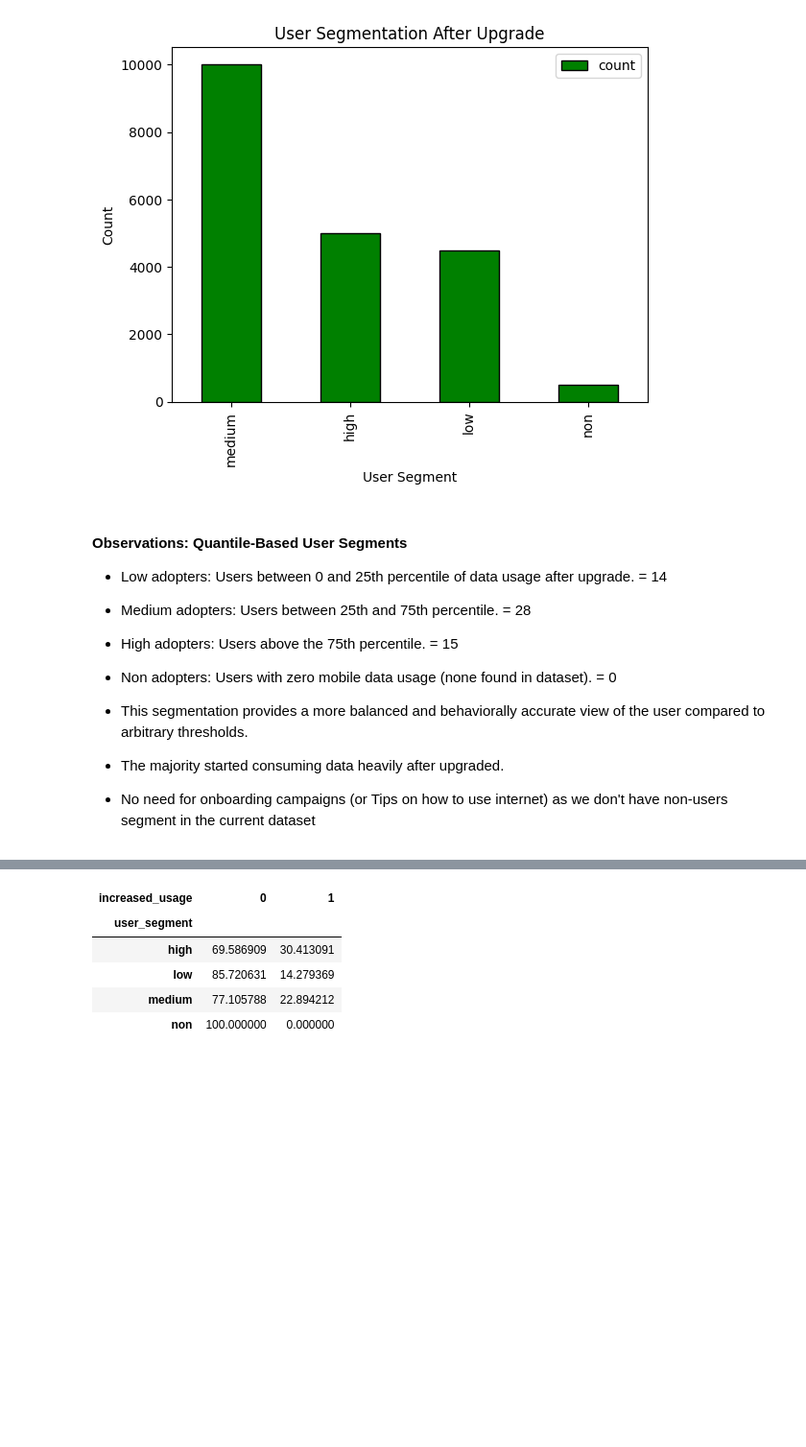
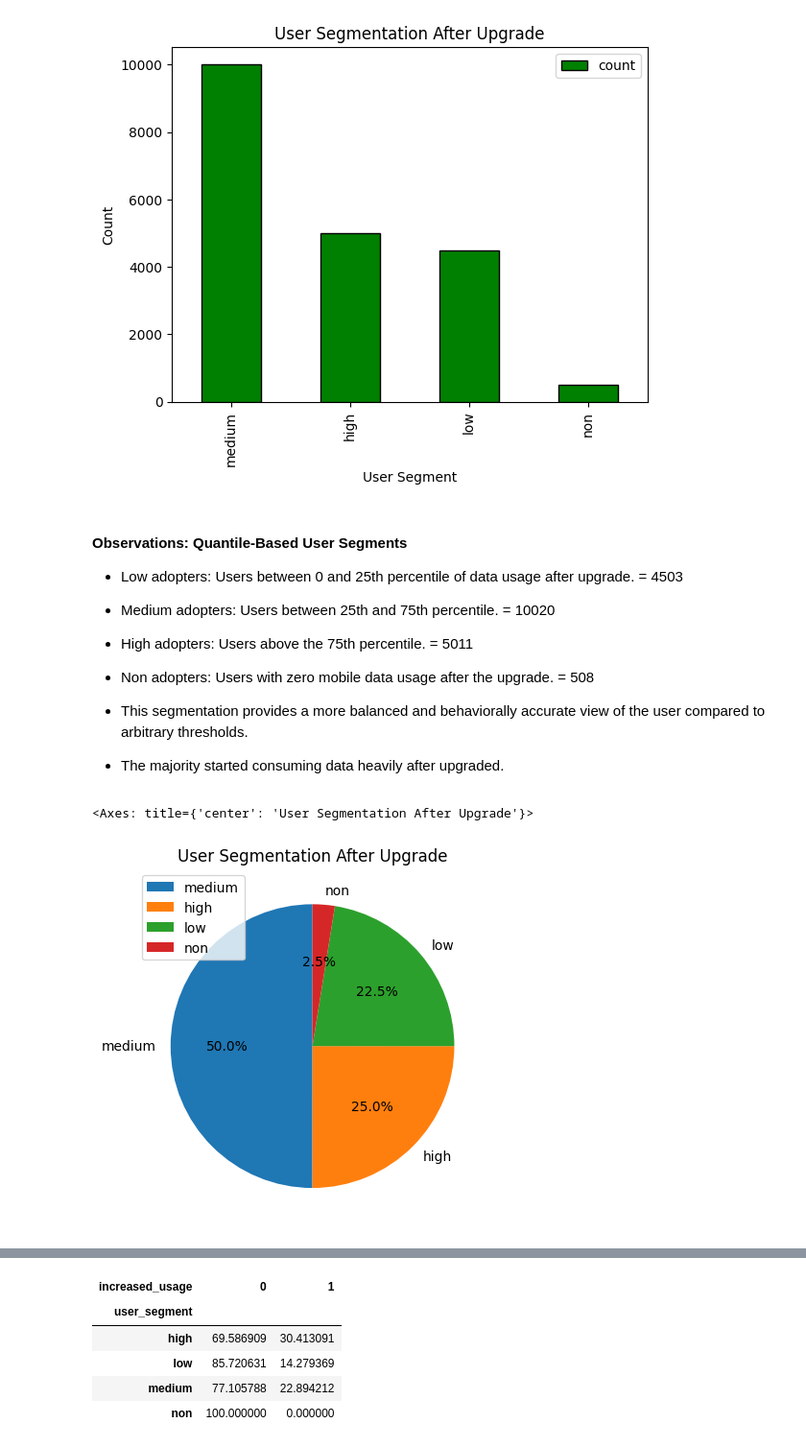
Before and after one commit to Badzoneyv4n/MTN_Data_Up-sell_Project, a Jupyter notebook: notebooks/2_exploratory_analysis.ipynb, the cells around one changed output, grey strips where cells are left out. Shown at 96% size. Saved outputs shown, nothing was run; the diff lists cells and outputs as text; code cells hidden in the pictures; blank space fills up the shorter version.

```diff
--- a/notebooks/2_exploratory_analysis.ipynb
+++ b/notebooks/2_exploratory_analysis.ipynb
@@ -153,16 +153,19 @@ df['user_segment'].value_counts().plot(kind='bar', color='green', edgecolor='bla
 # %% [markdown]
 #### **Observations: Quantile-Based User Segments**
 
-- Low adopters: Users between 0 and 25th percentile of data usage after upgrade. = 14
+- Low adopters: Users between 0 and 25th percentile of data usage after upgrade. = 4503
 
-- Medium adopters: Users between 25th and 75th percentile. = 28
+- Medium adopters: Users between 25th and 75th percentile. = 10020
 
-- High adopters: Users above the 75th percentile. = 15
+- High adopters: Users above the 75th percentile. = 5011
 
-- Non adopters: Users with zero mobile data usage (none found in dataset). = 0
+- Non adopters: Users with zero mobile data usage after the upgrade. = 508
 
 - This segmentation provides a more balanced and behaviorally accurate view of the user compared to arbitrary thresholds.
 
 - The majority started consuming data heavily after upgraded.
-
-- No need for onboarding campaigns (or Tips on how to use internet) as we don't have non-users segment in the current dataset
+# %%
+df['user_segment'].value_counts().plot(kind='pie', autopct='%1.1f%%', startangle=90, title='User Segmentation After Upgrade', ylabel='', legend=True ,)
+# %% [output]
+<Axes: title={'center': 'User Segmentation After Upgrade'}>
+[figure, added]
```
Also changed, not shown: parts of 18 cells of this notebook, 10 other files.
